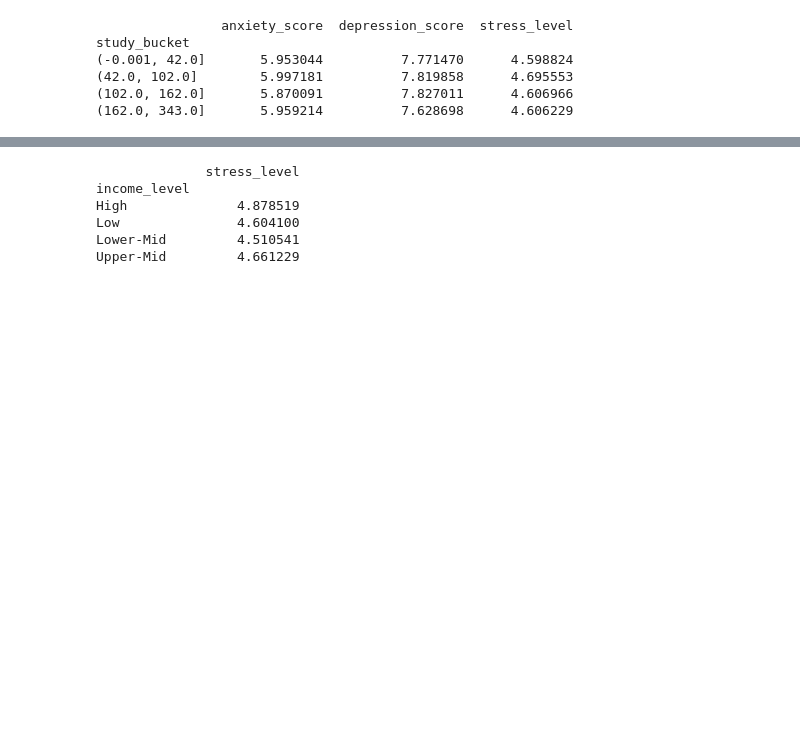
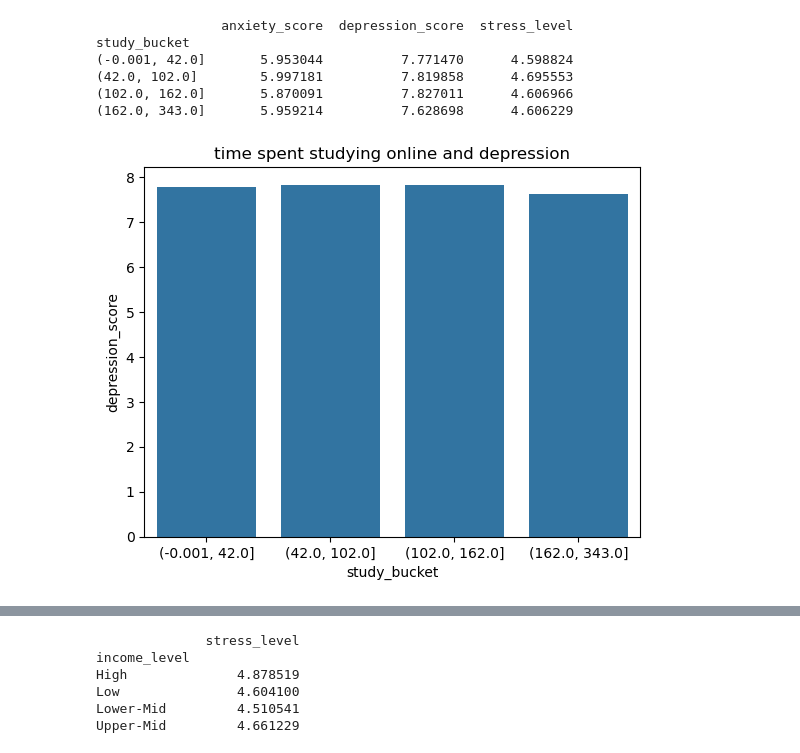
Before and after one commit to abbeygodfrey/insy6500-project, a Jupyter notebook: notebooks/data_cleanup.ipynb, the cells around one changed output, grey strips where cells are left out. Saved outputs shown, nothing was run; the diff lists cells and outputs as text; code cells hidden in the pictures; blank space fills up the shorter version.

```diff
--- a/notebooks/data_cleanup.ipynb
+++ b/notebooks/data_cleanup.ipynb
@@ -286,3 +286,11 @@ study_bucket
 (42.0, 102.0]        5.997181          7.819858      4.695553
 (102.0, 162.0]       5.870091          7.827011      4.606966
 (162.0, 343.0]       5.959214          7.628698      4.606229
+# %%
+#study and depression
+s_d = sns.barplot(digital_study_effects, x = 'study_bucket', y = 'depression_score', orient = 'v')
+plt.title('time spent studying online and depression')
+plt.show
+s_d.figure.savefig("../streamlit/s_d.png", bbox_inches="tight")
+# %% [output]
+[figure, added]
```
Also changed, not shown: parts of 5 cells of this notebook.
